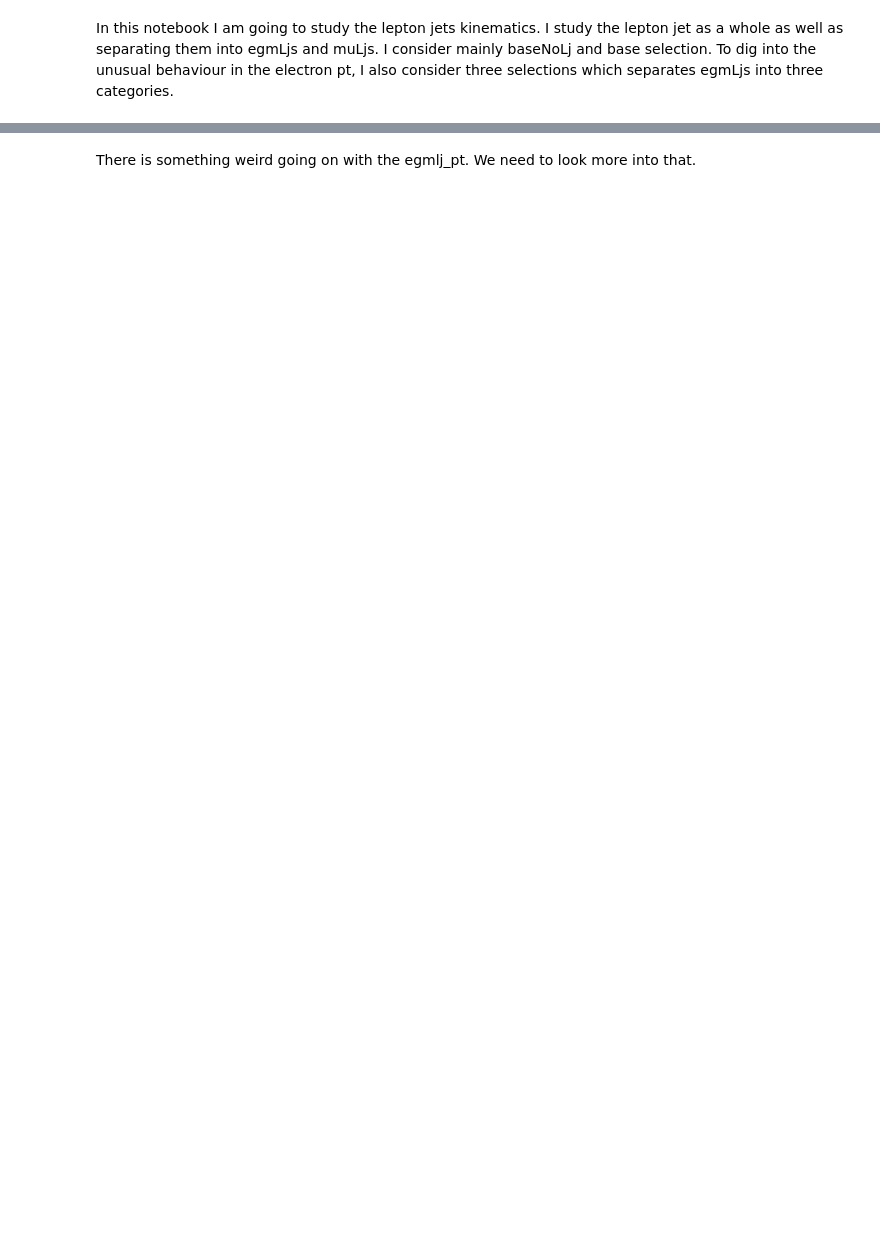
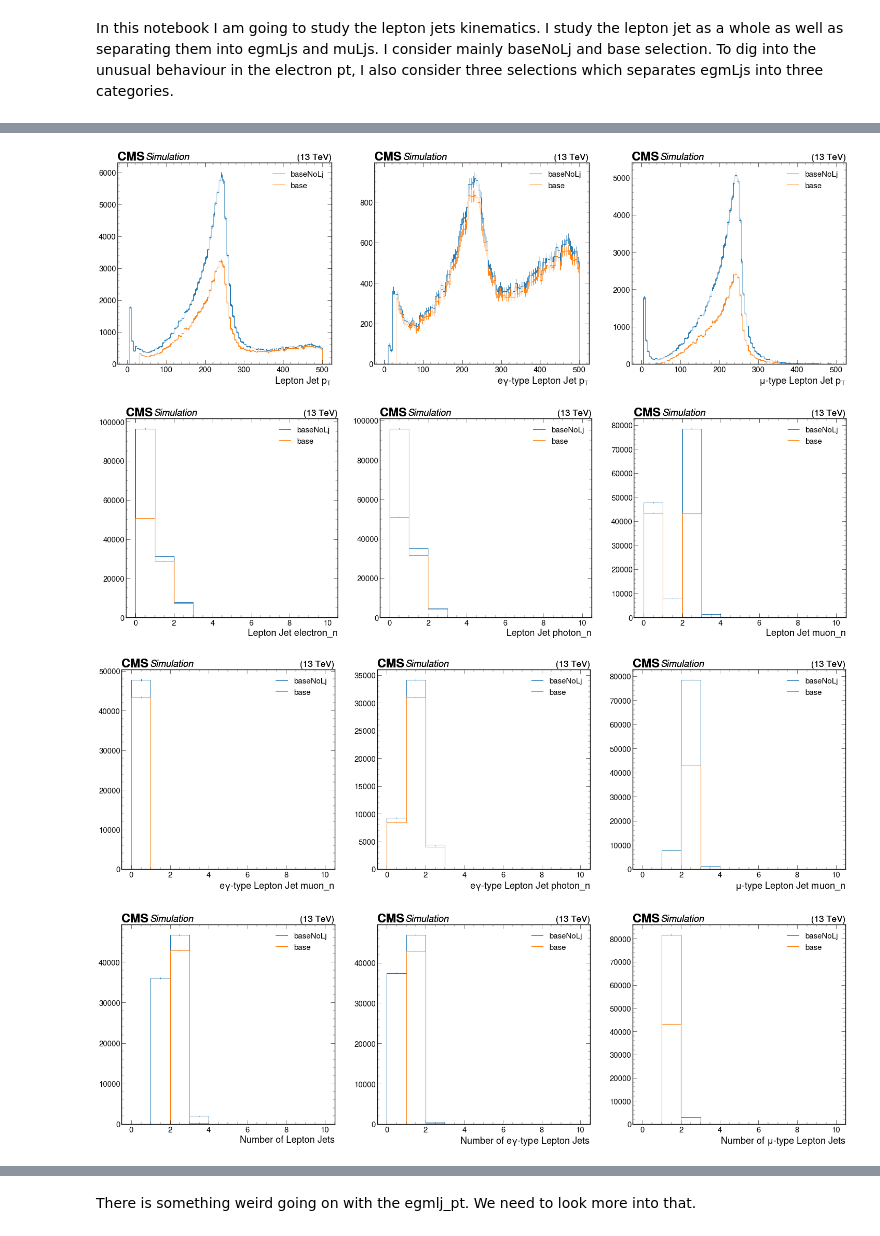
Before and after one commit to mariajose2398/SIDM, a Jupyter notebook: sidm/studies/signal_kinematics/lepton_jets.ipynb, the cells around one changed output, grey strips where cells are left out. Drawn from its saved outputs; the diff is of its cells as text; code cells hidden in the pictures; blank space fills up the shorter version.

```diff
--- a/sidm/studies/signal_kinematics/lepton_jets.ipynb
+++ b/sidm/studies/signal_kinematics/lepton_jets.ipynb
@@ -21,10 +21,10 @@ utilities.set_plot_style()
 %matplotlib inline
 # %%
 samples = [
-    '2Mu2E_500GeV_5p0GeV_0p08mm',
+    '2Mu2E_500GeV_5p0GeV_0p8mm',
 ]
 fileset = utilities.make_fileset(samples,
-                                 "llpNanoAOD_v2_merged",
+                                 "llpNanoAOD_v2",
                                  location_cfg="signal_v6.yaml"
                                 )
 runner = processor.Runner(
@@ -39,7 +39,6 @@ channels = ["baseNoLj",
             "base_egmLj_eLj",
             "base_egmLj_gLj",
             "base_egmLj_egLj",
-            "baseNoLj_sieie"
            ]
 p = sidm_processor.SidmProcessor(
     channels,
@@ -85,22 +75,27 @@ Exception: Failed processing file: WorkItem(dataset='2Mu2E_500GeV_5p0GeV_0p08mm'
 # %%
-hists = output["out"]["2Mu2E_500GeV_5p0GeV_0p08mm"]["hists"]
-channels_list =  ["baseNoLj", "base", "baseNoLj_sieie"]
+hists = output["out"]["2Mu2E_500GeV_5p0GeV_0p8mm"]["hists"]
+channels_list =  ["baseNoLj", "base",]
 histograms_list = [
                    "lj_pt", "egm_lj_pt", "mu_lj_pt",
                    "lj_electronN", "lj_photonN", "lj_muonN",
                    "egm_lj_electronN", "egm_lj_photonN", "mu_lj_muonN",
                    "lj_n", "egm_lj_n", "mu_lj_n",
                  ]
 for h in range(len(histograms_list)):
     if h%3 == 0:
         fig, ax = plt.subplots(1, 3, figsize = (3*12, 10))
         plt.subplot(1, 3, 1)
         for c in channels_list:
             utilities.plot(hists[histograms_list[h]][c,:], flow = 'none')
             plt.legend(channels_list)
     else:
         plt.subplot(1, 3, (h%3 + 1))
         for c in channels_list:
             utilities.plot(hists[histograms_list[h]][c,:], flow = 'none')
             plt.legend(channels_list)
+# %% [output]
+[figure, added]
+[figure, added]
+[figure, added]
+[figure, added]
 # %%
```
Also changed, not shown: parts of 4 cells of this notebook.
